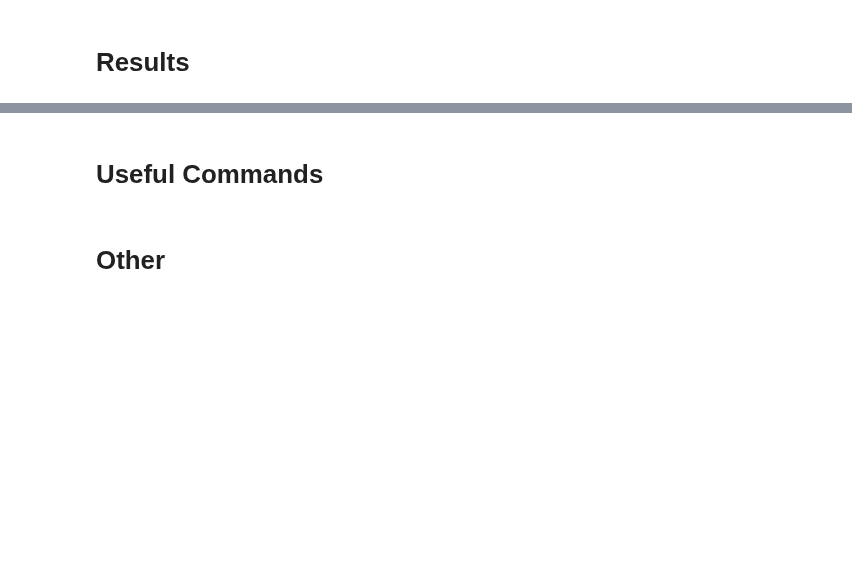
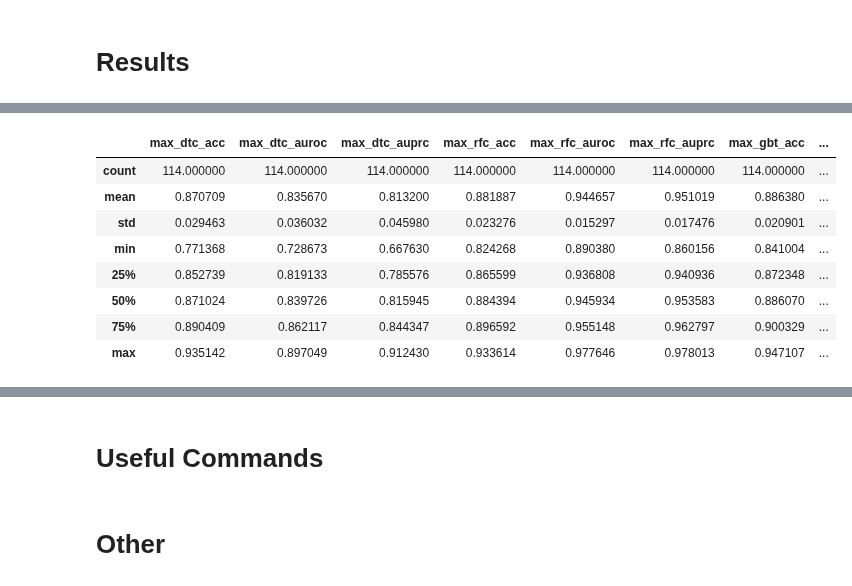
Before and after one commit to soroushomidvar/anomaly-detection, a Jupyter notebook: Spark Model.ipynb, the cells around one changed output, grey strips where cells are left out. Drawn from its saved outputs; the diff is of its cells as text; code cells hidden in the pictures; blank space fills up the shorter version.

```diff
--- a/Spark Model.ipynb
+++ b/Spark Model.ipynb
@@ -1127,6 +1207,7 @@ def call_model_with_mlp(sdf):
 # %% [markdown]
 # **Results**
 # %%
-#statistics_trees_k1 = pd.read_pickle(os.path.join(BASE_PATH, 'statistics_trees_k1.pkl'))
-#statistics_trees_k1.head()
-#statistics_trees_k1.describe()
+statistics_trees_k1 = pd.read_pickle(
+    os.path.join(BASE_PATH, 'all_statistics_trees_k1.pkl'))
+statistics_trees_k1.head()
+# statistics_trees_k1.describe()
@@ -1140,23 +1270,55 @@ def call_model_with_mlp(sdf):
 # %%
-#post processing
-#best_result=statistics_trees_k1.join(statistics_trees_k2,lsuffix='_1', rsuffix='_2')
+# post processing
+best_result = statistics_trees_k1.join(
+    statistics_trees_k2, lsuffix='_1', rsuffix='_2')
 
-#best_result["max_dtc_acc"] = best_result[["dtc_1", "dtc_acc"]].max(axis=1)
-#best_result["max_rfc_acc"] = best_result[["rfc_1", "rfc_acc"]].max(axis=1)
-#best_result["max_gbt_acc"] = best_result[["gbt_1", "gbt_acc"]].max(axis=1)
+best_result["max_dtc_acc"] = best_result[[
+    "dtc_acc_1", "dtc_acc_agg"]].max(axis=1)
+best_result["max_rfc_acc"] = best_result[[
+    "rfc_acc_1", "rfc_acc_agg"]].max(axis=1)
+best_result["max_gbt_acc"] = best_result[[
+    "gbt_acc_1", "gbt_acc_agg"]].max(axis=1)
+best_result["max_dtc_auprc"] = best_result[[
+    "dtc_auprc_1", "dtc_auprc_agg"]].max(axis=1)
+best_result["max_rfc_auprc"] = best_result[[
+    "rfc_auprc_1", "rfc_auprc_agg"]].max(axis=1)
+best_result["max_gbt_auprc"] = best_result[[
+    "gbt_auprc_1", "gbt_auprc_agg"]].max(axis=1)
+best_result["max_dtc_auroc"] = best_result[[
+    "dtc_auroc_1", "dtc_auroc_agg"]].max(axis=1)
+best_result["max_rfc_auroc"] = best_result[[
+    "rfc_auroc_1", "rfc_auroc_agg"]].max(axis=1)
+best_result["max_gbt_auroc"] = best_result[[
+    "gbt_auroc_1", "gbt_auroc_agg"]].max(axis=1)
+
 
 #best_result.loc[best_result['id_2']=='Apt30', ['dtc_acc']] = 0.8325688073394495
 #best_result.loc[best_result['id_2']=='Apt30', ['rfc_acc']] = 0.8738532110091743
 #best_result.loc[best_result['id_2']=='Apt30', ['gbt_acc']] = 0.9220183486238532
 
 #best_result.loc[best_result['id_2']=='Apt59', ['dtc_acc']] = 0.8008849557522124
 #best_result.loc[best_result['id_2']=='Apt59', ['rfc_acc']] = 0.834070796460177
 #best_result.loc[best_result['id_2']=='Apt59', ['gbt_acc']] = 0.8561946902654868
 
-#best_result.describe()
-#best_result.head(68)
-#best_result['rfc_acc'].isnull().values.any()
-#best_result['rfc_acc'].isnull().sum()
+# best_result.describe()
+pd.set_option('display.max_columns', None)
+# best_result.head(10)
+# best_result['max_dtc_acc'].isnull().values.any()
+# best_result['rfc_acc'].isnull().sum()
 #index = best_result['rfc_acc'].index[best_result['rfc_acc'].apply(np.isnan)]
-#best_result[["max_dtc_acc","max_rfc_acc","max_gbt_acc"]].describe()
-#print(index)
+FINAL = best_result[["max_dtc_acc", "max_dtc_auroc", "max_dtc_auprc",
+                     "max_rfc_acc", "max_rfc_auroc", "max_rfc_auprc",
+                     "max_gbt_acc", "max_gbt_auroc", "max_gbt_auprc"]]
+FINAL.head()
+FINAL.describe()
+# print(index)
+# %% [output]
+|  | max_dtc_acc | max_dtc_auroc | max_dtc_auprc | max_rfc_acc | max_rfc_auroc | max_rfc_auprc | max_gbt_acc | ... |
+| count | 114.000000 | 114.000000 | 114.000000 | 114.000000 | 114.000000 | 114.000000 | 114.000000 | ... |
+| mean | 0.870709 | 0.835670 | 0.813200 | 0.881887 | 0.944657 | 0.951019 | 0.886380 | ... |
+| std | 0.029463 | 0.036032 | 0.045980 | 0.023276 | 0.015297 | 0.017476 | 0.020901 | ... |
+| min | 0.771368 | 0.728673 | 0.667630 | 0.824268 | 0.890380 | 0.860156 | 0.841004 | ... |
+| 25% | 0.852739 | 0.819133 | 0.785576 | 0.865599 | 0.936808 | 0.940936 | 0.872348 | ... |
+| 50% | 0.871024 | 0.839726 | 0.815945 | 0.884394 | 0.945934 | 0.953583 | 0.886070 | ... |
+| 75% | 0.890409 | 0.862117 | 0.844347 | 0.896592 | 0.955148 | 0.962797 | 0.900329 | ... |
+| max | 0.935142 | 0.897049 | 0.912430 | 0.933614 | 0.977646 | 0.978013 | 0.947107 | ... |
```
Also changed, not shown: parts of 25 cells of this notebook.
